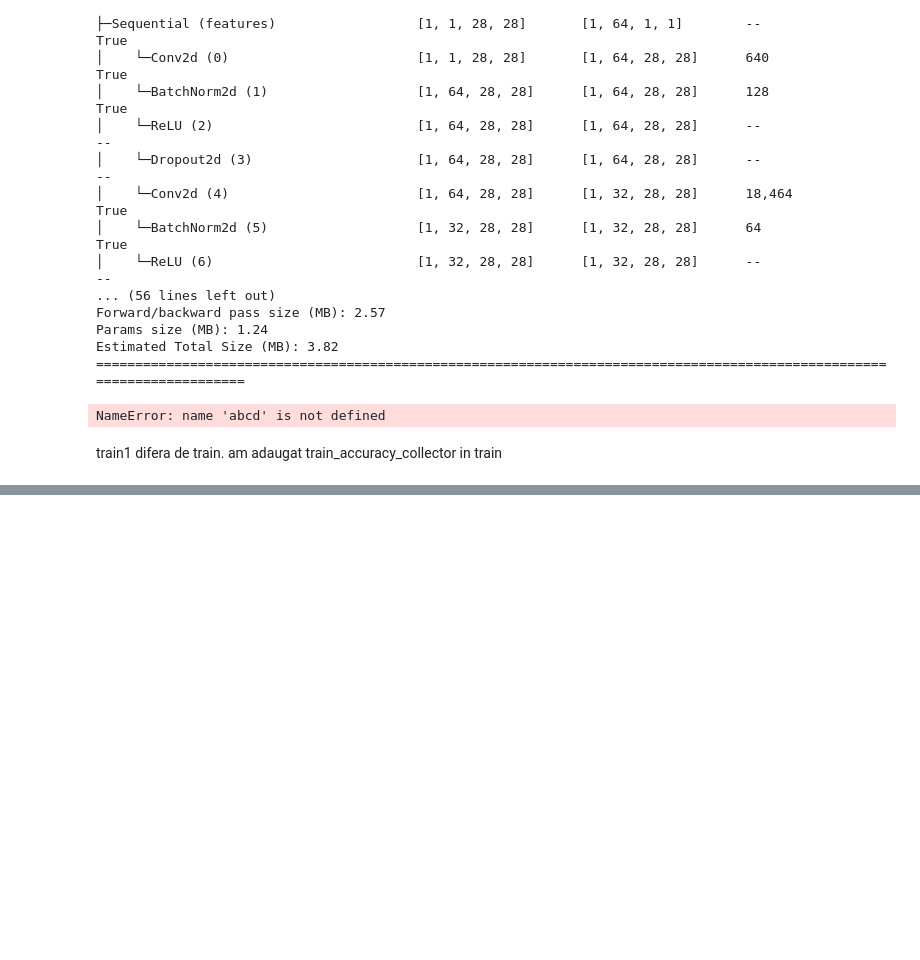
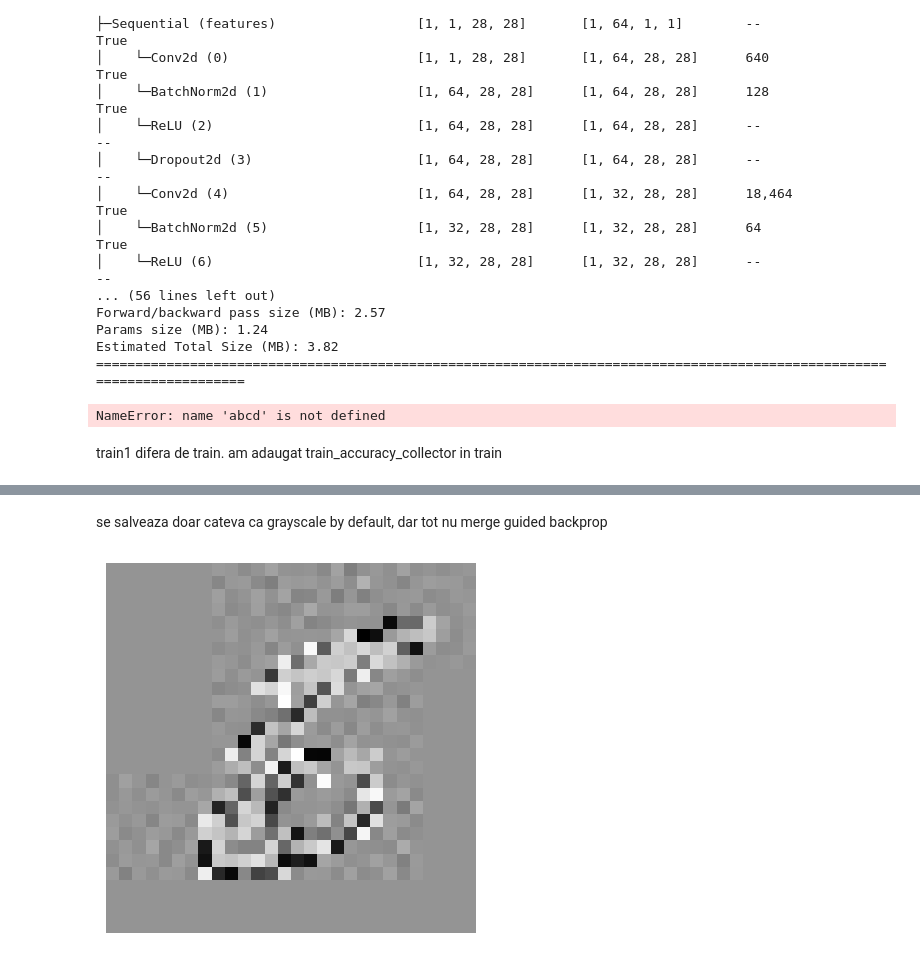
Before and after one commit to Iust1n2/SimpleNet_Pytorch, a Jupyter notebook: MNIST/mnist_classifier.ipynb, the cells around one changed output, grey strips where cells are left out. Drawn from its saved outputs; the diff is of its cells as text; code cells hidden in the pictures; blank space fills up the shorter version.

```diff
--- a/MNIST/mnist_classifier.ipynb
+++ b/MNIST/mnist_classifier.ipynb
@@ -456,0 +427,12 @@ plt.show();
+# %% [markdown]
+se salveaza doar cateva ca grayscale by default, dar tot nu merge guided backprop
+# %%
+image_path = 'SimpleNet_Pytorch/MNIST/misclassified_samples/misclassified_0_6.jpeg'
+image = Image.open(image_path)
+
+# Display the image
+plt.imshow(image)  # Use cmap='gray' if it's a grayscale image
+plt.axis('off')
+plt.show()
+# %% [output]
+[figure, added]
```
Also changed, not shown: parts of 53 cells of this notebook, 4 other files.
